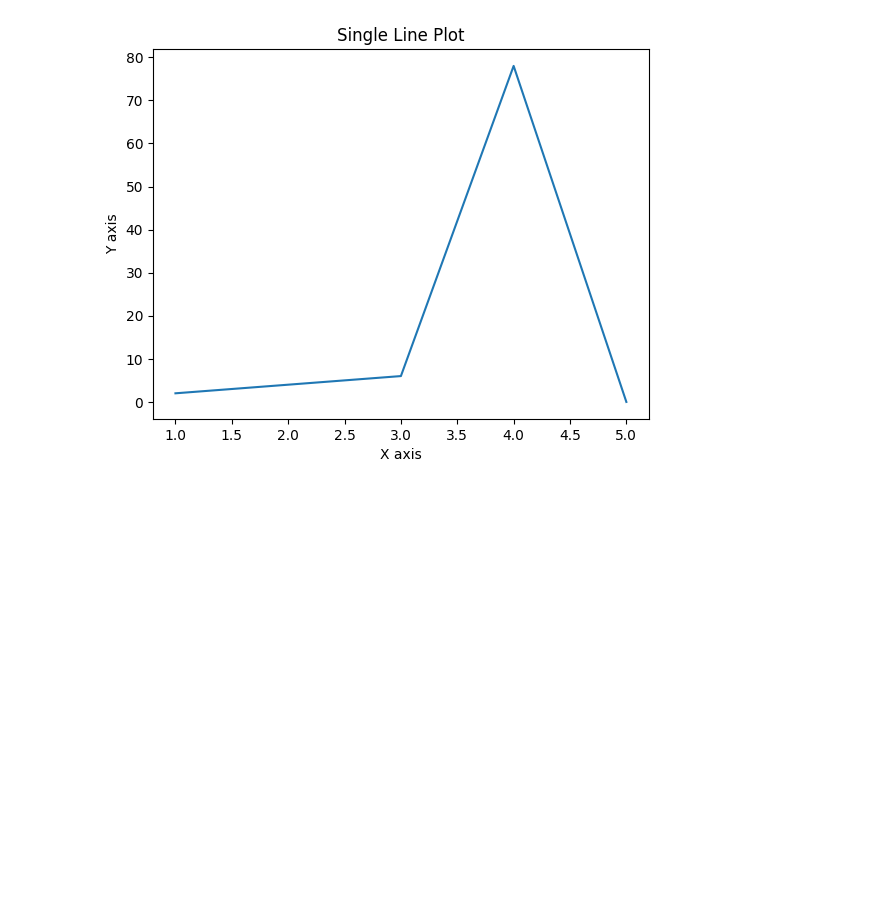
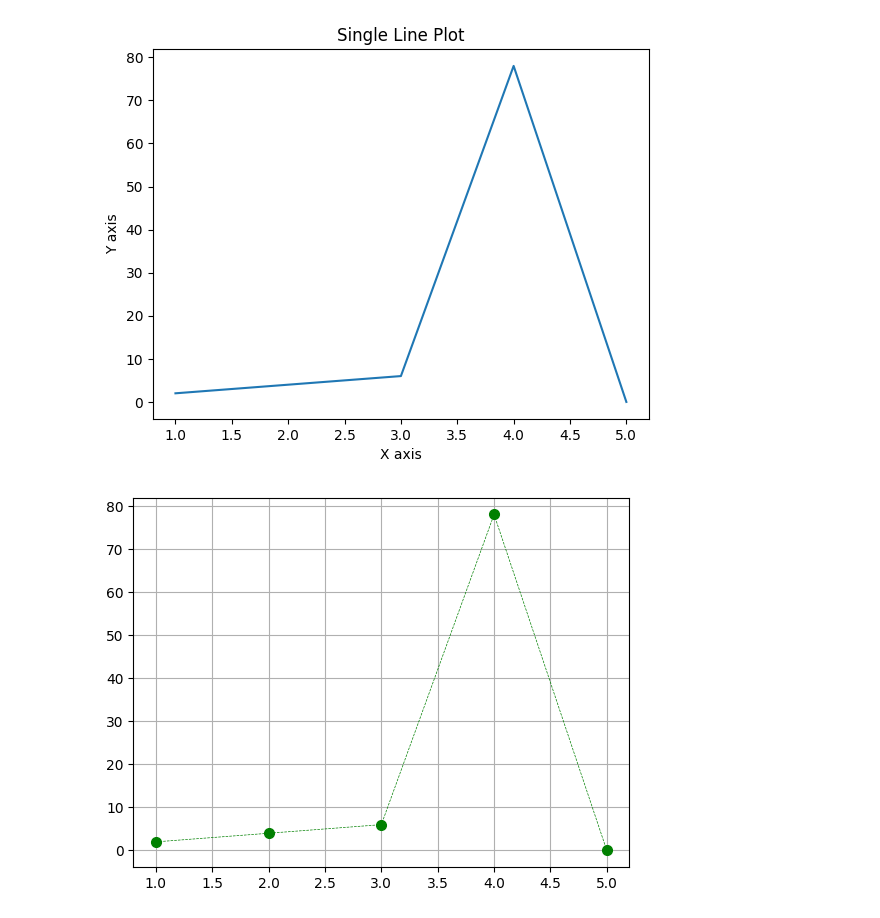
Before and after one commit to Shivam-dev-here/data-analysis-with-python, a Jupyter notebook: 03-Matplot/01-python.ipynb, the cells around one changed output. Drawn from its saved outputs; the diff is of its cells as text; code cells hidden in the pictures; blank space fills up the shorter version.

Commit message:
feat: customized line plot

```diff
--- a/03-Matplot/01-python.ipynb
+++ b/03-Matplot/01-python.ipynb
@@ -21,3 +21,15 @@ plt.title('Single Line Plot')
 plt.show()
 # %% [output]
 [figure]
+# %%
+# Customized Line Plot
+    # linestyle: -, ., --, -.
+    # marker: o, *
+
+x = [1,2,3,4,5]
+y = [2,4,6,78,0]
+
+plt.plot(x,y, color='green', linestyle='--', marker='o', linewidth=0.5, markersize=7)
+plt.grid(True)
+# %% [output]
+[figure, added]
```
